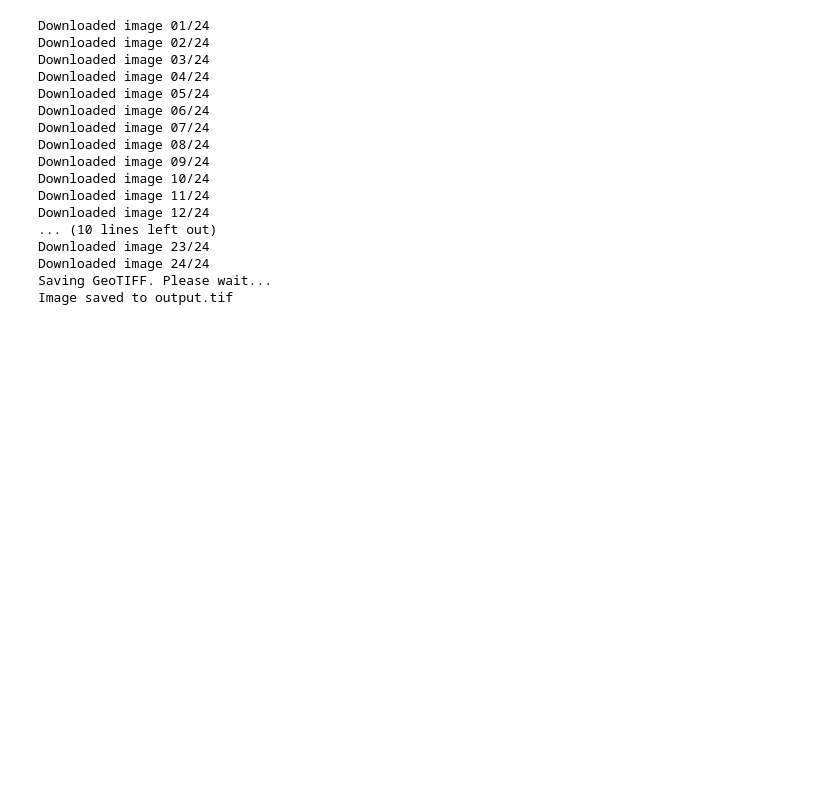
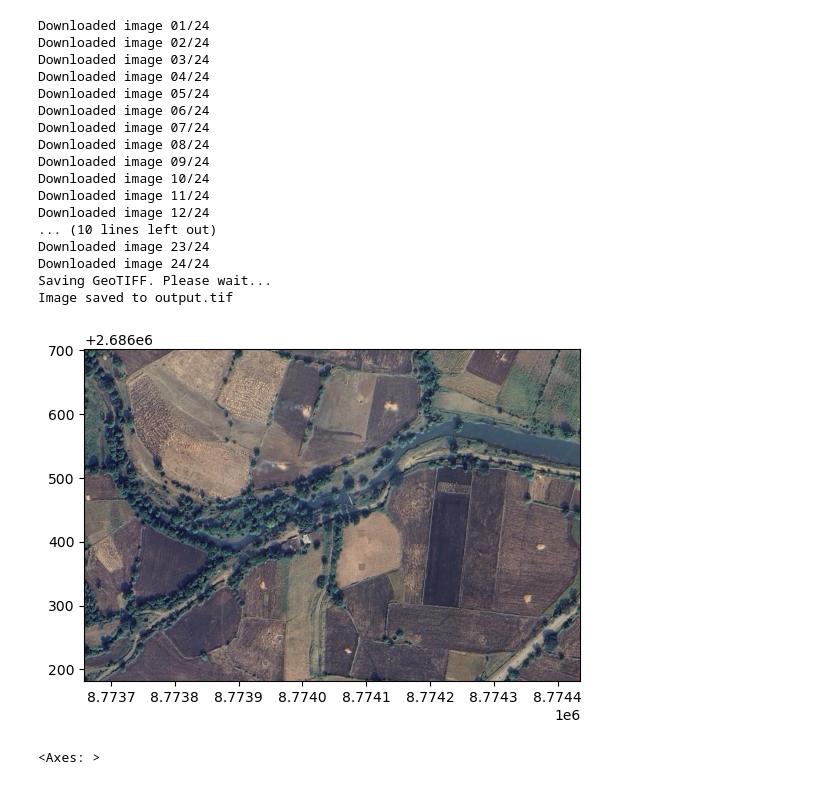
Before and after one commit to davnish/rasvec, a Jupyter notebook: docs/examples/downloading.ipynb, the cells around one changed output. Drawn from its saved outputs; the diff is of its cells as text; code cells hidden in the pictures; blank space fills up the shorter version.

```diff
--- a/docs/examples/downloading.ipynb
+++ b/docs/examples/downloading.ipynb
@@ -27,3 +31,9 @@ Downloaded image 23/24
 Downloaded image 24/24
 Saving GeoTIFF. Please wait...
 Image saved to output.tif
+# %%
+img = rio.open('output.tif')
+show(img)
+# %% [output]
+[figure, added]
+<Axes: >
```
Also changed, not shown: parts of 2 cells of this notebook, 5 other files.
